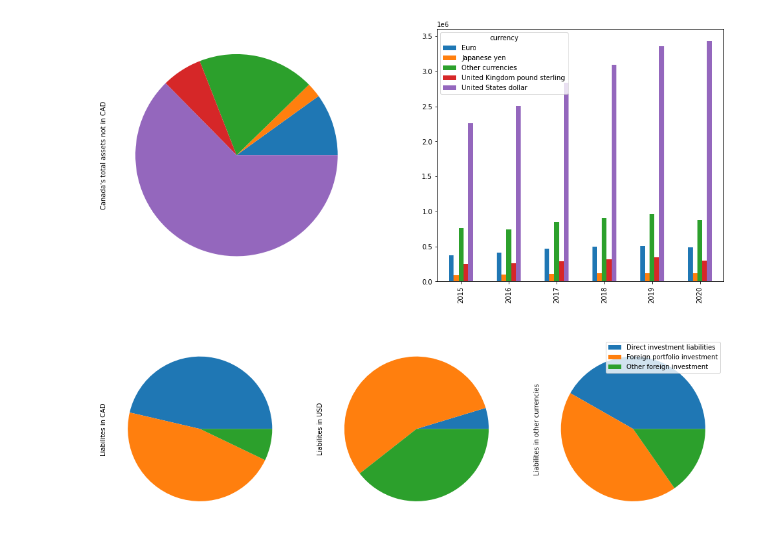
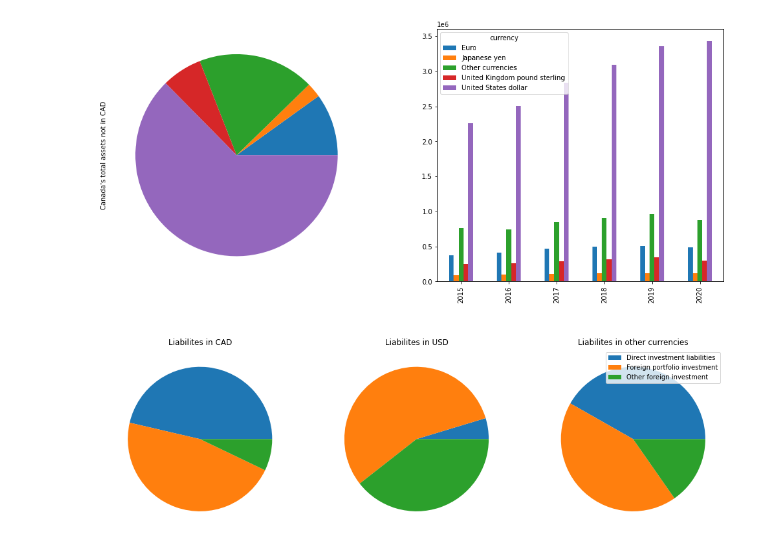
Before and after one commit to pimsmath/Ovintiv, a Jupyter notebook: Mobook_CIIP_2.ipynb, the cells around one changed output. Cells and saved outputs as stored; diff of their text form; code cells hidden in the pictures.

```diff
--- a/Mobook_CIIP_2.ipynb
+++ b/Mobook_CIIP_2.ipynb
@@ -249,18 +249,23 @@ xlabel=" ", legend=True);
 # %%
 # Looking at the composition of the major liabilities and assets
 
+cadliab_df = df.loc[(l1l_loc) & (df.currency == "Canadian dollar")]
+usdliab_df = df.loc[(l1l_loc) & (df.currency == "United States dollar")]
+
 noncadusd_cur_loc = ~df.currency.isin(["Canadian dollar", "United States dollar", "All currencies"])
+otherliab_df = df.loc[(l1l_loc) & (noncadusd_cur_loc)]
+
 
 fig, axes = plt.subplots(nrows=1, ncols=3)
 fig.set_size_inches(17, 7)
 
-df.loc[(l1l_loc) & (df.currency == "Canadian dollar")].groupby("ciip").mean().value.plot.pie(legend=False,
-labels=None, ylabel="Liabilites in CAD", ax=axes[0])
+cadliab_df.groupby("ciip").mean().value.plot.pie(legend=False,
+labels=None, title="Liabilites in CAD", ax=axes[0], ylabel=" ")
 
-df.loc[(l1l_loc) & (df.currency == "United States dollar")].groupby("ciip").mean().value.plot.pie(legend=False,
-labels=None, ylabel="Liabilites in USD", ax=axes[1])
+usdliab_df.groupby("ciip").mean().value.plot.pie(legend=False,
+labels=None, title="Liabilites in USD", ax=axes[1], ylabel=" ")
 
-df.loc[(l1l_loc) & (noncadusd_cur_loc)].groupby("ciip").mean().value.plot.pie(legend=True,
-labels=None, ylabel="Liabilites in other currencies", ax=axes[2]);
+otherliab_df.groupby("ciip").mean().value.plot.pie(legend=True,
+labels=None, title="Liabilites in other currencies", ax=axes[2], ylabel=" ");
 # %% [output]
-[figure, old version]
+[figure, new version]
```
Also changed, not shown: parts of 3 cells of this notebook.
